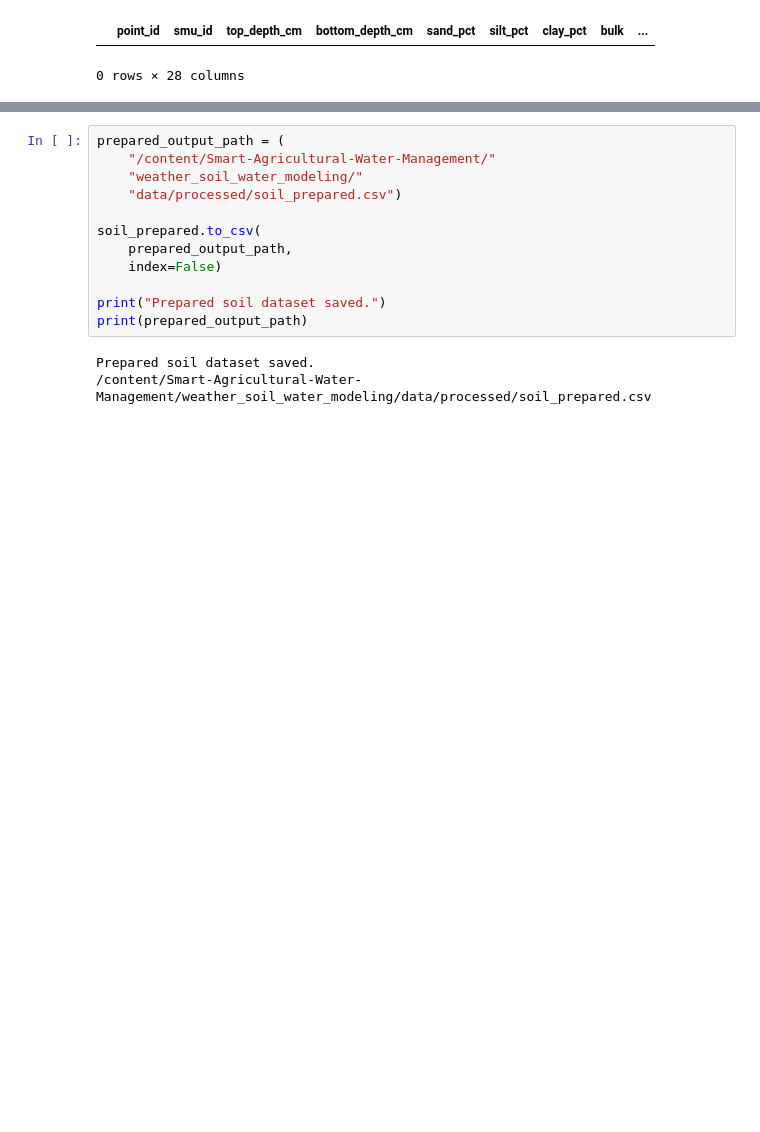
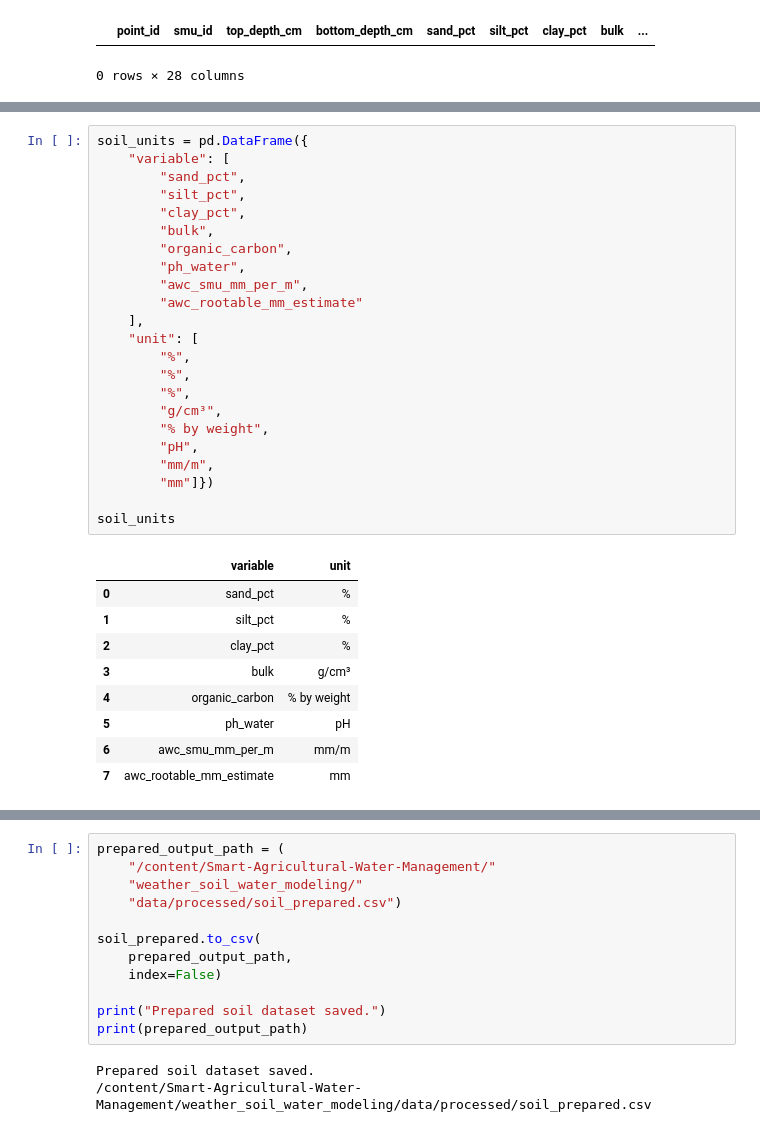
Before and after one commit to sandyreda898-oss/Smart-Agricultural-Water-Management, a Jupyter notebook: weather_soil_water_modeling/notebooks/02_soil_data_analysis.ipynb, the cells around one changed output, grey strips where cells are left out. Saved outputs shown, nothing was run; the diff lists cells and outputs as text; blank space fills up the shorter version.

```diff
--- a/weather_soil_water_modeling/notebooks/02_soil_data_analysis.ipynb
+++ b/weather_soil_water_modeling/notebooks/02_soil_data_analysis.ipynb
@@ -392,0 +518,33 @@ soil_clean[
+# %%
+soil_units = pd.DataFrame({
+    "variable": [
+        "sand_pct",
+        "silt_pct",
+        "clay_pct",
+        "bulk",
+        "organic_carbon",
+        "ph_water",
+        "awc_smu_mm_per_m",
+        "awc_rootable_mm_estimate"
+    ],
+    "unit": [
+        "%",
+        "%",
+        "%",
+        "g/cm³",
+        "% by weight",
+        "pH",
+        "mm/m",
+        "mm"]})
+
+soil_units
+# %% [output]
+|  | variable | unit |
+| 0 | sand_pct | % |
+| 1 | silt_pct | % |
+| 2 | clay_pct | % |
+| 3 | bulk | g/cm³ |
+| 4 | organic_carbon | % by weight |
+| 5 | ph_water | pH |
+| 6 | awc_smu_mm_per_m | mm/m |
+| 7 | awc_rootable_mm_estimate | mm |
```
Also changed, not shown: parts of 6 cells of this notebook.
